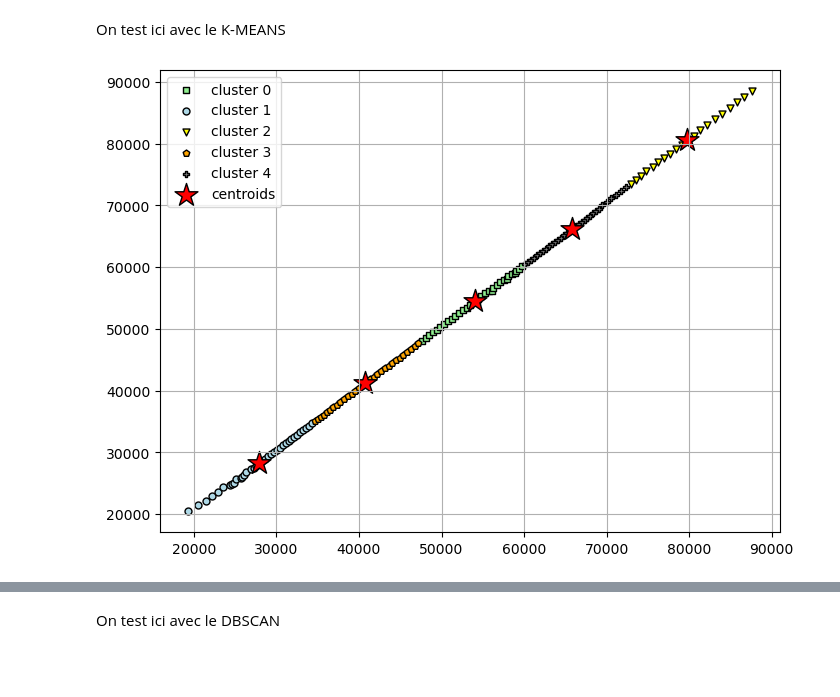
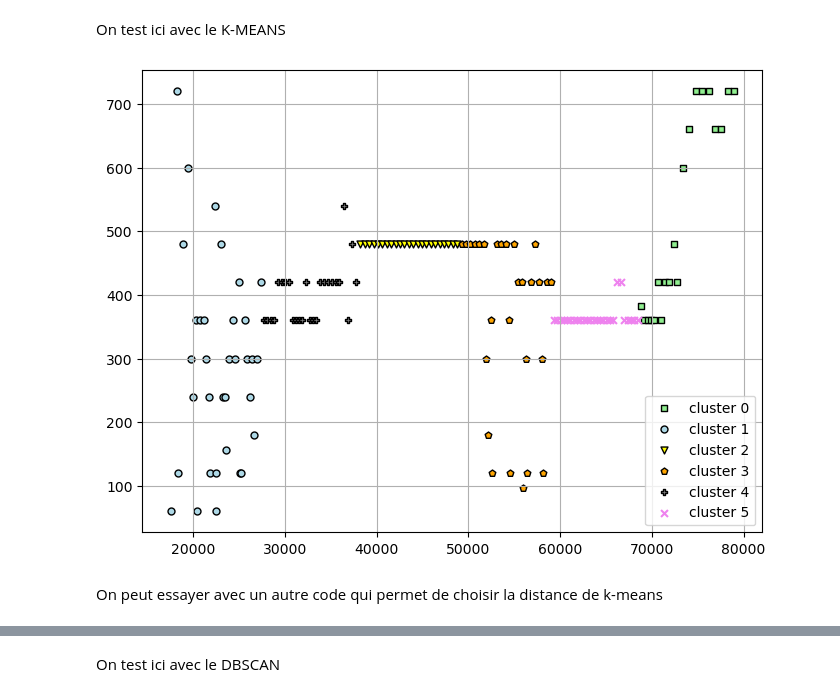
Before and after one commit to Hosx/Project-Stib-Data-Mining, a Jupyter notebook: ClusteringSchedule.ipynb, the cells around one changed output, grey strips where cells are left out. Saved outputs shown, nothing was run; the diff lists cells and outputs as text; code cells hidden in the pictures; blank space fills up the shorter version.

```diff
--- a/ClusteringSchedule.ipynb
+++ b/ClusteringSchedule.ipynb
@@ -35,7 +35,8 @@ from matplotlib import pyplot
 from sklearn.datasets import make_classification
 from sklearn.mixture import GaussianMixture
 
+path_gtfs ='C:/Users/Maison/Documents/INFO-H423/Projet Data Mining/GTFS3sep/gtfs3sept.zip'
 
-routes, stops, stop_times, trips, shapes = gtfs.import_gtfs("gtfs3Sept.zip")
+routes, stops, stop_times, trips, shapes = gtfs.import_gtfs(path_gtfs,busiest_date=False)
 stop_freq = gtfs.stops_freq(stop_times, stops)
 line_freq = gtfs.lines_freq(stop_times, trips, shapes, routes)
@@ -105,0 +45,3 @@ On peut commencer le clustering
+# %%
+calendardf = pd.read_table('calendar.txt',sep=',')          #export the calendar file into data frame
+calendarDatesdf = pd.read_table('calendar_dates.txt',sep=',')  #also export the exceptions
@@ -106,15 +222,15 @@ On peut commencer le clustering
+# %%
+Data = DataForCluster('7','0','weekday')
 # %% [markdown]
 On test ici avec le K-MEANS
 # %%
-dataTestVS=ArrivalTimeVehiclesVSList[0]
-dataTestInt = IntervalTimeBetweenVehicleList[0]
-nCluster = 5
+nCluster = 6
 #Quick test
 # instatiate KMeans class and set the number of clusters
 km_model = KMeans(n_clusters=nCluster, random_state=10)
 
 # call fit method with data
-km = km_model.fit_predict(dataTestVS)
+km = km_model.fit_predict(Data)
 
 # coordinates of cluster center
 centroids = km_model.cluster_centers_
@@ -124,27 +240,24 @@ labels = km_model.labels_
 # %%
 plt.figure(figsize=(8,6))
 colors=['lightgreen','lightblue','yellow','orange','grey','violet']
 
 markers=['s','o','v','p','P','x']
 
 for n in range(nCluster):
     plt.scatter(
-    dataTestVS[km == n]['Vehicle_i'], dataTestVS[km == n]['Vehicle_iPlus1'],
+    Data[km == n]['ArrivalTime'], Data[km == n]['TimeWaited'],
     s=25, c= colors[n],
     marker= markers[n], edgecolor='black',
     label='cluster '+str(n)
     )
 
 
 # visualise centroids
-plt.scatter(
-    centroids[:, 0], centroids[:, 1],
-    s=300, marker='*',
-    c='red', edgecolor='black',
-    label='centroids'
-)
+
 plt.legend(scatterpoints=1)
 plt.grid()
 plt.show()
 # %% [output]
-[figure, old version]
+[figure, new version]
+# %% [markdown]
+On peut essayer avec un autre code qui permet de choisir la distance de k-means
```
Also changed, not shown: parts of 31 cells of this notebook, 1 other file.
